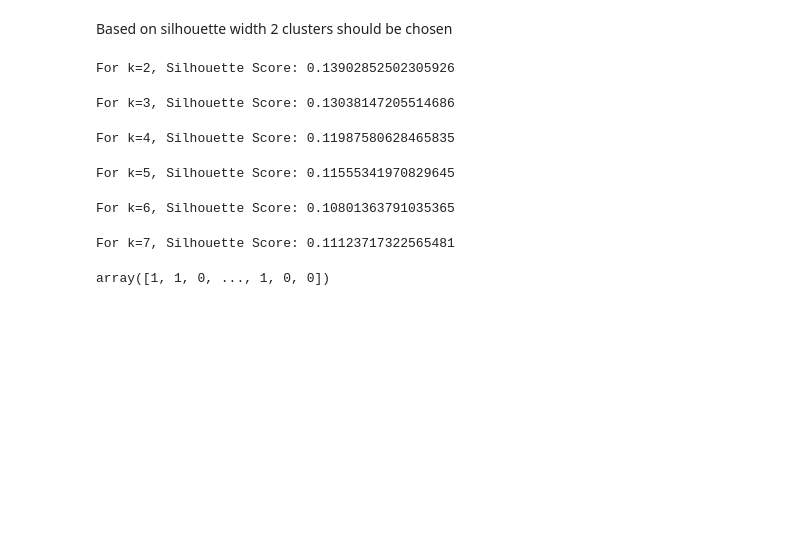
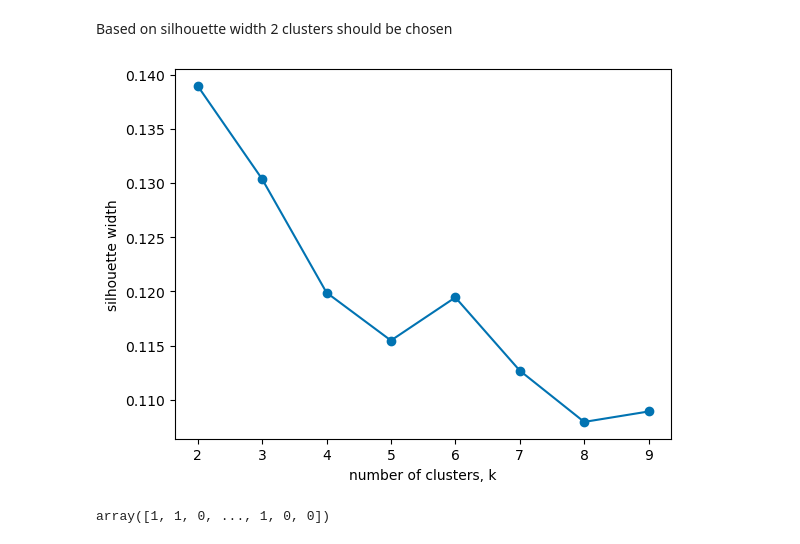
Before and after one commit to SOPP-EC/-Airline-Passenger-Satisfaction-Dataset-Analysis, a Jupyter notebook: -Airline-Passenger-Satisfaction-Dataset-Analysis.ipynb, the cells around one changed output. Saved outputs shown, nothing was run; the diff lists cells and outputs as text; code cells hidden in the pictures; blank space fills up the shorter version.

```diff
--- a/-Airline-Passenger-Satisfaction-Dataset-Analysis.ipynb
+++ b/-Airline-Passenger-Satisfaction-Dataset-Analysis.ipynb
@@ -335,18 +352,21 @@ sample = df_clust_scaled[index, :]
 # %% [markdown]
 Based on silhouette width 2 clusters should be chosen
 # %%
-for k in range(2, 8):
+cl_range = range(2,10)
+silhouette = list()
+for k in cl_range:
     kmeans = KMeans(n_clusters=k)
     labels = kmeans.fit_predict(sample)
     silhouette_avg = silhouette_score(sample, labels)
-    print(f"For k={k}, Silhouette Score: {silhouette_avg}")
+    silhouette.append(silhouette_avg)
+    #print(f"For k={k}, Silhouette Score: {silhouette_avg}")
+plt.plot(cl_range, silhouette, "-o")
+plt.xlabel("number of clusters, k")
+plt.ylabel("silhouette width")
+plt.xticks(cl_range)
+plt.show()
 # %% [output]
-For k=2, Silhouette Score: 0.13902852502305926
-For k=3, Silhouette Score: 0.13038147205514686
-For k=4, Silhouette Score: 0.11987580628465835
-For k=5, Silhouette Score: 0.11555341970829645
-For k=6, Silhouette Score: 0.10801363791035365
-For k=7, Silhouette Score: 0.11123717322565481
+[figure, added]
 # %%
 model = KMeans(n_clusters=2)
 model.fit_predict(df_clust_scaled)
```
Also changed, not shown: parts of 2 cells of this notebook.
